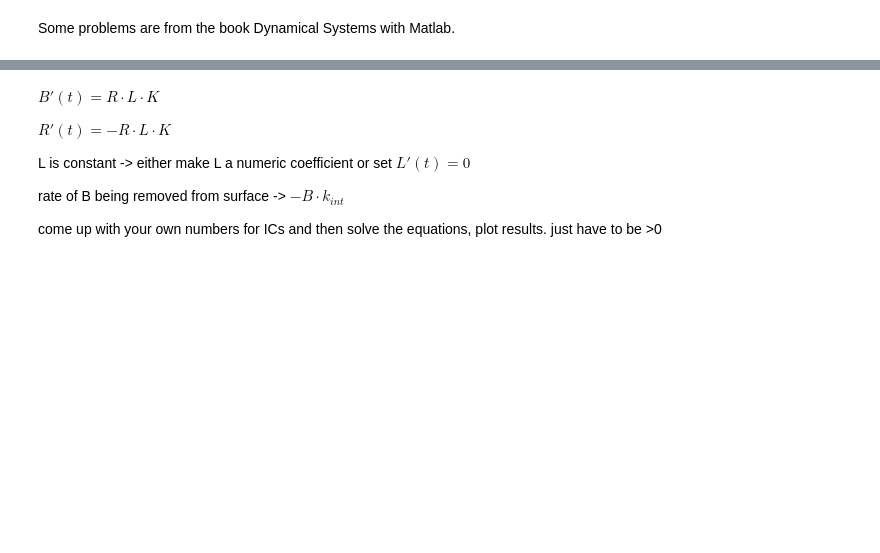
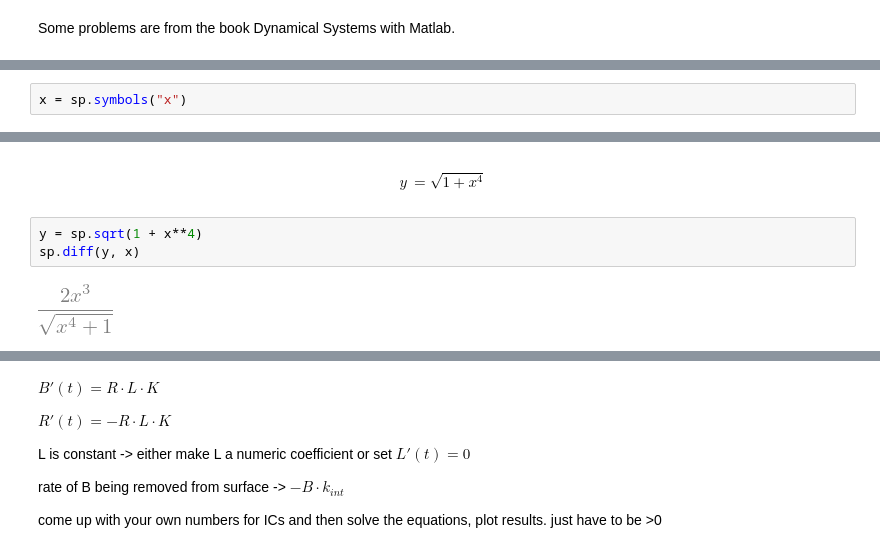
Before and after one commit to Kabilan108/drexel-coursework, a Jupyter notebook: bmes678/1-symbolic/hw/hwmupad.sim2_tko35.ipynb, the cells around one changed output, grey strips where cells are left out. Drawn from its saved outputs; the diff is of its cells as text; blank space fills up the shorter version.

```diff
--- a/bmes678/1-symbolic/hw/hwmupad.sim2_tko35.ipynb
+++ b/bmes678/1-symbolic/hw/hwmupad.sim2_tko35.ipynb
@@ -22 +55,3 @@ Evaluate the following limits if they exist:
+# %%
+x = sp.symbols("x")
 # %% [markdown]
@@ -31,0 +67,11 @@ Find the derivatives of the following functions:
+# %% [markdown]
+
+
+\begin{align}
+\tag{b} y &= \sqrt{1 + x^4}
+\end{align}
+# %%
+y = sp.sqrt(1 + x**4)
+sp.diff(y, x)
+# %% [output]
+[figure, added]
```
Also changed, not shown: parts of 41 cells of this notebook, 1 other file.
